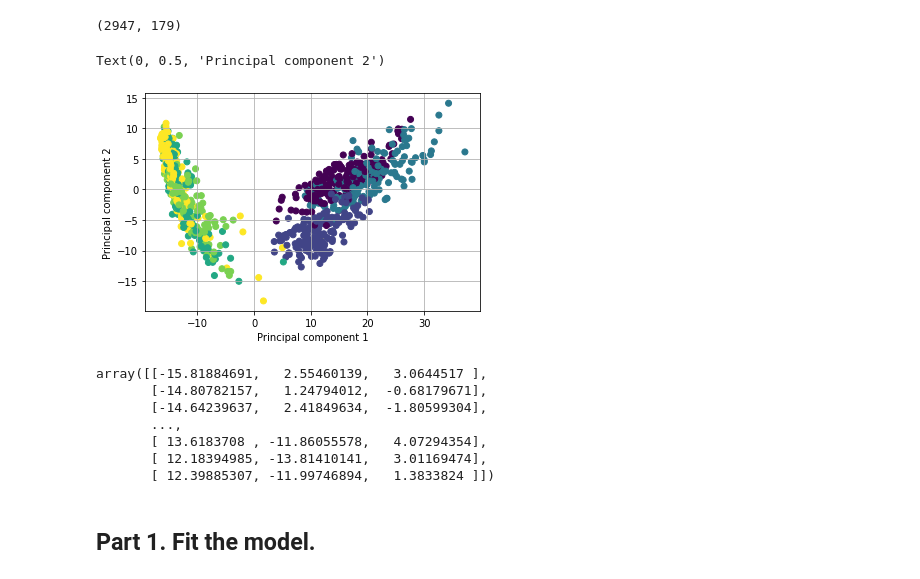
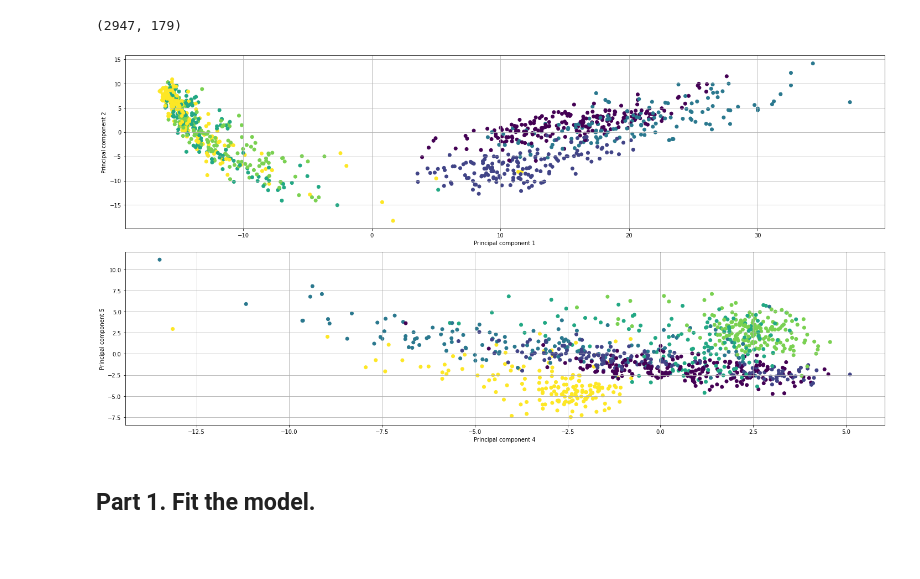
Before and after one commit to root-epifit/madmo-adv, a Jupyter notebook: homeworks/hw1_boosting_and_explanation.ipynb, the cells around one changed output. Drawn from its saved outputs; the diff is of its cells as text; code cells hidden in the pictures; blank space fills up the shorter version.

```diff
--- a/homeworks/hw1_boosting_and_explanation.ipynb
+++ b/homeworks/hw1_boosting_and_explanation.ipynb
@@ -153,21 +153,3 @@ X_train_pca.shape
 X_test_pca.shape
 # %% [output]
 (2947, 179)
-# %%
-plt.scatter(X_train_pca[:1000, 0], X_train_pca[:1000, 1], c=y_train[:1000])
-plt.grid()
-plt.xlabel("Principal component 1")
-plt.ylabel("Principal component 2")
-# %% [output]
-Text(0, 0.5, 'Principal component 2')
-[figure, removed]
-# %%
-X_train_pca[:,:3]
-# %% [output]
-array([[-15.81884691,   2.55460139,   3.0644517 ],
-       [-14.80782157,   1.24794012,  -0.68179671],
-       [-14.64239637,   2.41849634,  -1.80599304],
-       ...,
-       [ 13.6183708 , -11.86055578,   4.07294354],
-       [ 12.18394985, -13.81410141,   3.01169474],
-       [ 12.39885307, -11.99746894,   1.3833824 ]])
@@ -179,3 +156,28 @@ plt.ylabel("Principal component 5")
+# %%
+NUM_OBSERVATIONS = 1000
+
+components = [[0,1],[3,4]]
+
+fig, axs = plt.subplots(nrows=2,
+                        ncols=1,
+                        figsize=(20,10),
+                        #sharex='col',
+                        #sharey='row' ,
+                        tight_layout=True
+                        )
+
+
+for i, item in enumerate(components):
+    #axs[i].figure(figsize=(5,5))
+    axs[i].scatter(X_train_pca[:NUM_OBSERVATIONS, item[0]],
+            X_train_pca[:NUM_OBSERVATIONS, item[1]],
+            c=y_train[:NUM_OBSERVATIONS],
+             )
+    axs[i].grid()
+    axs[i].set_xlabel(f"Principal component {item[0]+1}")
+    axs[i].set_ylabel(f"Principal component {item[1]+1}")
+# %% [output]
+[figure, added]
 # %% [markdown]
 ## Part 1. Fit the model.
 # %% [markdown]
```
Also changed, not shown: parts of 2 cells of this notebook.
